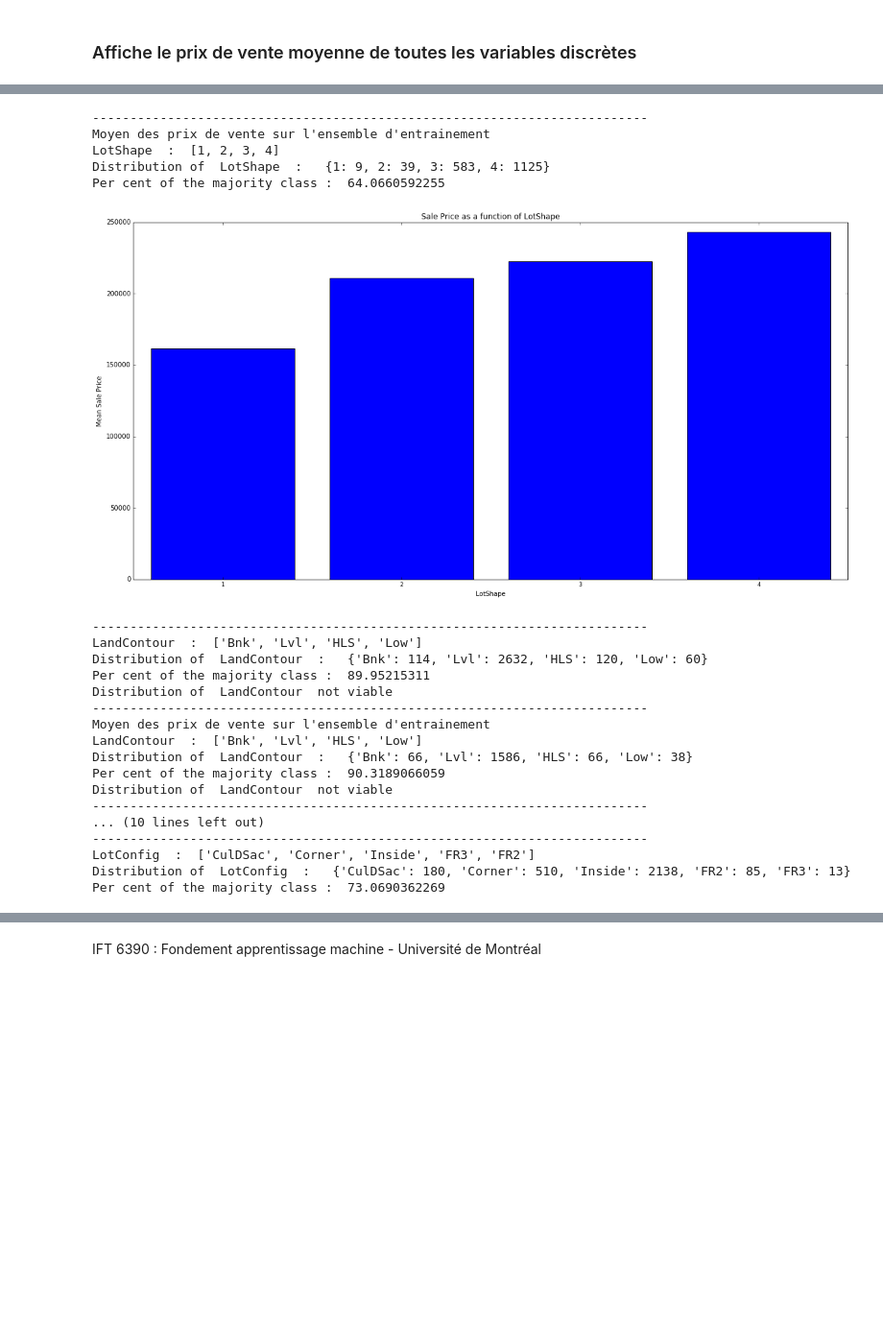
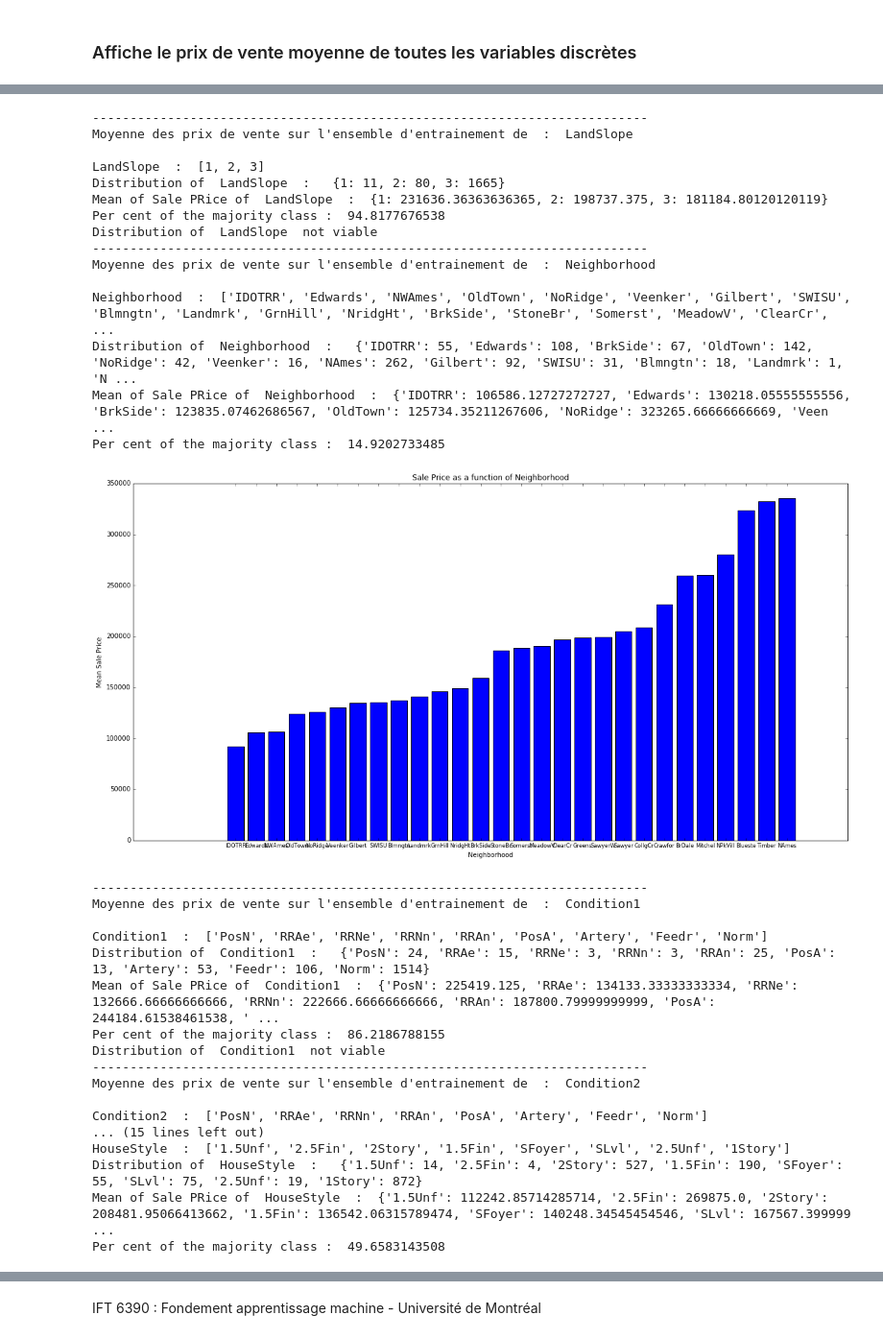
Before and after one commit to MaxouGJ/House-Prices, a Jupyter notebook: PROJET_HP_Maxime.ipynb, the cells around one changed output, grey strips where cells are left out. Shown: that part at 96% size. Drawn from its saved outputs; the diff is of its cells as text; code cells hidden in the pictures; blank space fills up the shorter version.

```diff
--- a/PROJET_HP_Maxime.ipynb
+++ b/PROJET_HP_Maxime.ipynb
@@ -1093,12 +1094,12 @@ Name: SalePrice, dtype: float64
 viables = list()
 
 for i in range(len(index_alp)) :
-    meanPriceByLabel(dataA, index_alp[i]) #affiche les prix moyens
+    #meanPriceByLabel(dataA, index_alp[i]) #affiche les prix moyens sur tout l'ensemble de données
     #meanPriceByLabel(dataA, index_alp[i], True) #affiche les log prix moyens
-    print 'Moyen des prix de vente sur l\'ensemble d\'entrainement'
+    print 'Moyenne des prix de vente sur l\'ensemble d\'entrainement de  : ', index_alp[i][0], '\n'
     if meanPriceByLabel(train_set, index_alp[i]) :
         viables.append(index_alp[i])
-print 'There are ', len(viables), 'viable index'
+print '\nThere are ', len(viables), 'viable index'
 print 'Viable index : ', viables
-print '--------------------------------------------------------------------------'
+print '\n--------------------------------------------------------------------------'
 # %% [output]
@@ -1131,23 +1147,33 @@ Per cent of the majority class :  63.5338345865
 --------------------------------------------------------------------------
-Moyen des prix de vente sur l'ensemble d'entrainement
-LotShape  :  [1, 2, 3, 4]
-Distribution of  LotShape  :   {1: 9, 2: 39, 3: 583, 4: 1125}
-Per cent of the majority class :  64.0660592255
+Moyenne des prix de vente sur l'ensemble d'entrainement de  :  LandSlope
+
+LandSlope  :  [1, 2, 3]
+Distribution of  LandSlope  :   {1: 11, 2: 80, 3: 1665}
+Mean of Sale PRice of  LandSlope  :  {1: 231636.36363636365, 2: 198737.375, 3: 181184.80120120119}
+Per cent of the majority class :  94.8177676538
+Distribution of  LandSlope  not viable
+--------------------------------------------------------------------------
+Moyenne des prix de vente sur l'ensemble d'entrainement de  :  Neighborhood
+
+Neighborhood  :  ['IDOTRR', 'Edwards', 'NWAmes', 'OldTown', 'NoRidge', 'Veenker', 'Gilbert', 'SWISU', 'Blmngtn', 'Landmrk', 'GrnHill', 'NridgHt', 'BrkSide', 'StoneBr', 'Somerst', 'MeadowV', 'ClearCr', ...
+Distribution of  Neighborhood  :   {'IDOTRR': 55, 'Edwards': 108, 'BrkSide': 67, 'OldTown': 142, 'NoRidge': 42, 'Veenker': 16, 'NAmes': 262, 'Gilbert': 92, 'SWISU': 31, 'Blmngtn': 18, 'Landmrk': 1, 'N ...
+Mean of Sale PRice of  Neighborhood  :  {'IDOTRR': 106586.12727272727, 'Edwards': 130218.05555555556, 'BrkSide': 123835.07462686567, 'OldTown': 125734.35211267606, 'NoRidge': 323265.66666666669, 'Veen ...
+Per cent of the majority class :  14.9202733485
-[figure, old version]
+[figure, new version]
 --------------------------------------------------------------------------
-LandContour  :  ['Bnk', 'Lvl', 'HLS', 'Low']
-Distribution of  LandContour  :   {'Bnk': 114, 'Lvl': 2632, 'HLS': 120, 'Low': 60}
-Per cent of the majority class :  89.95215311
-Distribution of  LandContour  not viable
+Moyenne des prix de vente sur l'ensemble d'entrainement de  :  Condition1
+
+Condition1  :  ['PosN', 'RRAe', 'RRNe', 'RRNn', 'RRAn', 'PosA', 'Artery', 'Feedr', 'Norm']
+Distribution of  Condition1  :   {'PosN': 24, 'RRAe': 15, 'RRNe': 3, 'RRNn': 3, 'RRAn': 25, 'PosA': 13, 'Artery': 53, 'Feedr': 106, 'Norm': 1514}
+Mean of Sale PRice of  Condition1  :  {'PosN': 225419.125, 'RRAe': 134133.33333333334, 'RRNe': 132666.66666666666, 'RRNn': 222666.66666666666, 'RRAn': 187800.79999999999, 'PosA': 244184.61538461538, ' ...
+Per cent of the majority class :  86.2186788155
+Distribution of  Condition1  not viable
 --------------------------------------------------------------------------
-Moyen des prix de vente sur l'ensemble d'entrainement
-LandContour  :  ['Bnk', 'Lvl', 'HLS', 'Low']
-Distribution of  LandContour  :   {'Bnk': 66, 'Lvl': 1586, 'HLS': 66, 'Low': 38}
-Per cent of the majority class :  90.3189066059
-Distribution of  LandContour  not viable
---------------------------------------------------------------------------
-... (10 lines left out)
---------------------------------------------------------------------------
-LotConfig  :  ['CulDSac', 'Corner', 'Inside', 'FR3', 'FR2']
-Distribution of  LotConfig  :   {'CulDSac': 180, 'Corner': 510, 'Inside': 2138, 'FR2': 85, 'FR3': 13}
-Per cent of the majority class :  73.0690362269
+Moyenne des prix de vente sur l'ensemble d'entrainement de  :  Condition2
+
+Condition2  :  ['PosN', 'RRAe', 'RRNn', 'RRAn', 'PosA', 'Artery', 'Feedr', 'Norm']
+... (15 lines left out)
+HouseStyle  :  ['1.5Unf', '2.5Fin', '2Story', '1.5Fin', 'SFoyer', 'SLvl', '2.5Unf', '1Story']
+Distribution of  HouseStyle  :   {'1.5Unf': 14, '2.5Fin': 4, '2Story': 527, '1.5Fin': 190, 'SFoyer': 55, 'SLvl': 75, '2.5Unf': 19, '1Story': 872}
+Mean of Sale PRice of  HouseStyle  :  {'1.5Unf': 112242.85714285714, '2.5Fin': 269875.0, '2Story': 208481.95066413662, '1.5Fin': 136542.06315789474, 'SFoyer': 140248.34545454546, 'SLvl': 167567.399999 ...
+Per cent of the majority class :  49.6583143508
```
Also changed, not shown: parts of 2 cells of this notebook.
